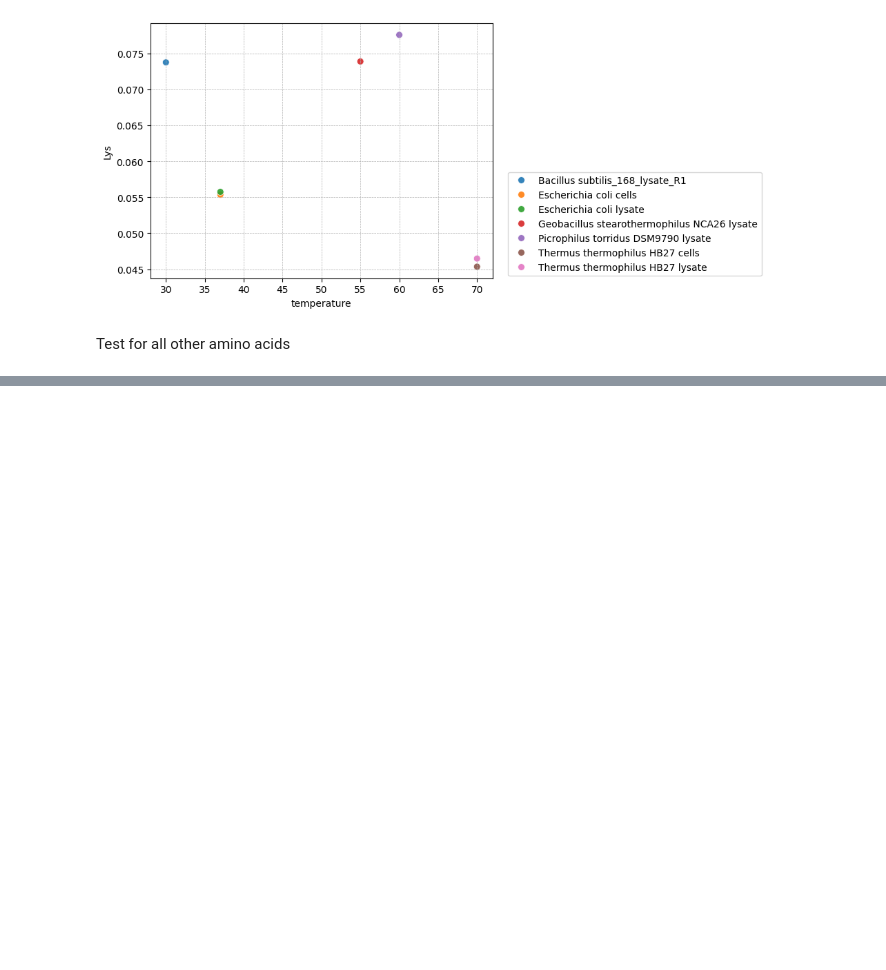
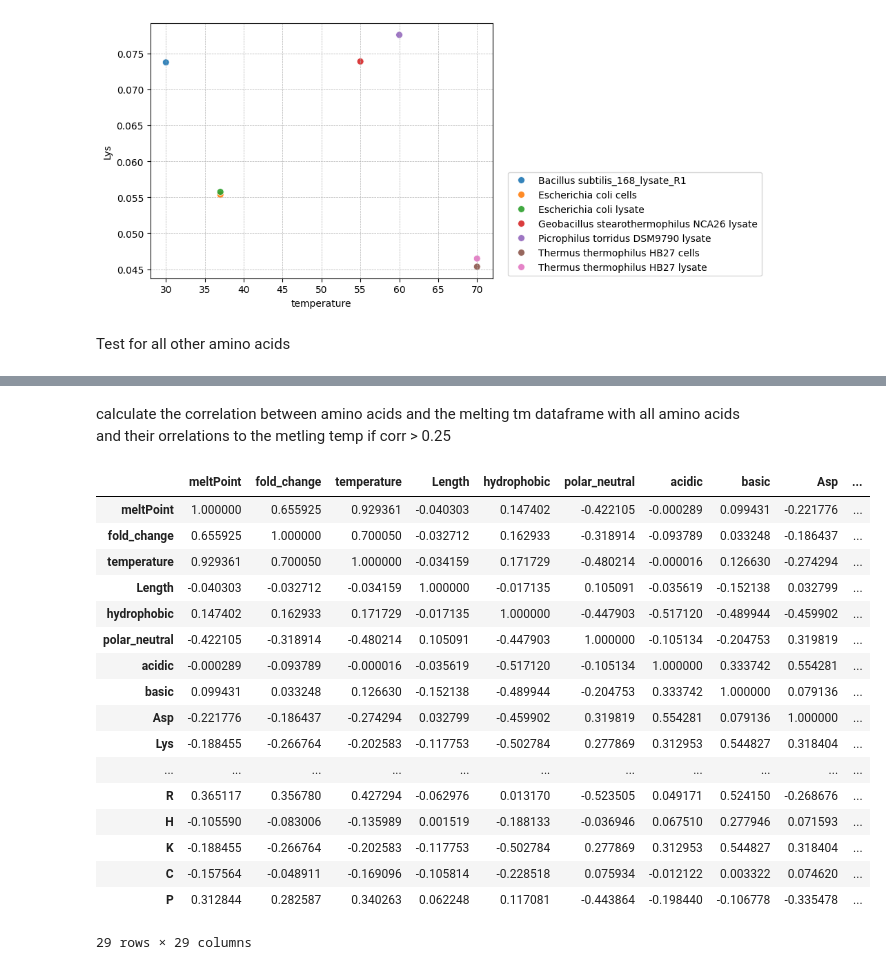
Before and after one commit to datascience-mobi-2024/topic04_02, a Jupyter notebook: Prokaryotes_project_Marik.ipynb, the cells around one changed output, grey strips where cells are left out. Drawn from its saved outputs; the diff is of its cells as text; code cells hidden in the pictures; blank space fills up the shorter version.

Commit message:
update cor dataframe

```diff
--- a/Prokaryotes_project_Marik.ipynb
+++ b/Prokaryotes_project_Marik.ipynb
@@ -325,0 +355,31 @@ prokaryotes_unique['Lys'] = prokaryotes_unique['Sequence'].apply(lambda x: rel_a
+# %% [markdown]
+calculate the correlation between amino acids and the melting tm
+dataframe with all amino acids and their orrelations to the metling temp if corr > 0.25
+# %%
+prokaryotes_unique_cor = prokaryotes_unique.corr('pearson', numeric_only= True)
+prokaryotes_unique_cor
+#meltpoint_temp = prokaryotes_unique_cor.iloc[0,[]]
+#threshold = (0.25)
+
+#for n in range(len(prokaryotes_unique_cor.columns)):
+#    if prokaryotes_unique_cor.loc[0,str(n)] <= threshold:
+#        prokaryotes_unique_cor.drop(axis = 1, labels = str(n))
+# %% [output]
+|  | meltPoint | fold_change | temperature | Length | hydrophobic | polar_neutral | acidic | basic | Asp | ... |
+| meltPoint | 1.000000 | 0.655925 | 0.929361 | -0.040303 | 0.147402 | -0.422105 | -0.000289 | 0.099431 | -0.221776 | ... |
+| fold_change | 0.655925 | 1.000000 | 0.700050 | -0.032712 | 0.162933 | -0.318914 | -0.093789 | 0.033248 | -0.186437 | ... |
+| temperature | 0.929361 | 0.700050 | 1.000000 | -0.034159 | 0.171729 | -0.480214 | -0.000016 | 0.126630 | -0.274294 | ... |
+| Length | -0.040303 | -0.032712 | -0.034159 | 1.000000 | -0.017135 | 0.105091 | -0.035619 | -0.152138 | 0.032799 | ... |
+| hydrophobic | 0.147402 | 0.162933 | 0.171729 | -0.017135 | 1.000000 | -0.447903 | -0.517120 | -0.489944 | -0.459902 | ... |
+| polar_neutral | -0.422105 | -0.318914 | -0.480214 | 0.105091 | -0.447903 | 1.000000 | -0.105134 | -0.204753 | 0.319819 | ... |
+| acidic | -0.000289 | -0.093789 | -0.000016 | -0.035619 | -0.517120 | -0.105134 | 1.000000 | 0.333742 | 0.554281 | ... |
+| basic | 0.099431 | 0.033248 | 0.126630 | -0.152138 | -0.489944 | -0.204753 | 0.333742 | 1.000000 | 0.079136 | ... |
+| Asp | -0.221776 | -0.186437 | -0.274294 | 0.032799 | -0.459902 | 0.319819 | 0.554281 | 0.079136 | 1.000000 | ... |
+| Lys | -0.188455 | -0.266764 | -0.202583 | -0.117753 | -0.502784 | 0.277869 | 0.312953 | 0.544827 | 0.318404 | ... |
+| ... | ... | ... | ... | ... | ... | ... | ... | ... | ... | ... |
+| R | 0.365117 | 0.356780 | 0.427294 | -0.062976 | 0.013170 | -0.523505 | 0.049171 | 0.524150 | -0.268676 | ... |
+| H | -0.105590 | -0.083006 | -0.135989 | 0.001519 | -0.188133 | -0.036946 | 0.067510 | 0.277946 | 0.071593 | ... |
+| K | -0.188455 | -0.266764 | -0.202583 | -0.117753 | -0.502784 | 0.277869 | 0.312953 | 0.544827 | 0.318404 | ... |
+| C | -0.157564 | -0.048911 | -0.169096 | -0.105814 | -0.228518 | 0.075934 | -0.012122 | 0.003322 | 0.074620 | ... |
+| P | 0.312844 | 0.282587 | 0.340263 | 0.062248 | 0.117081 | -0.443864 | -0.198440 | -0.106778 | -0.335478 | ... |
+29 rows × 29 columns
```
Also changed, not shown: parts of 5 cells of this notebook.
